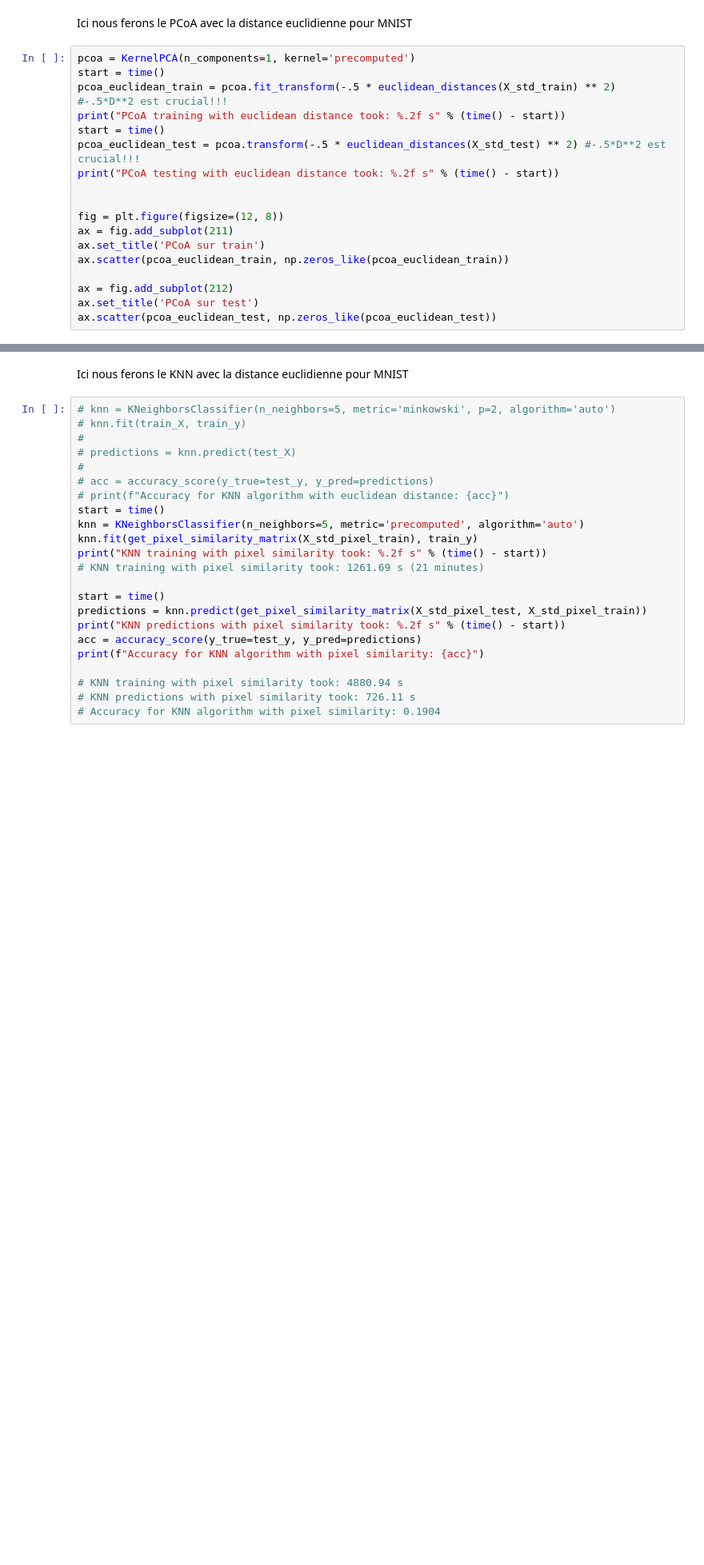
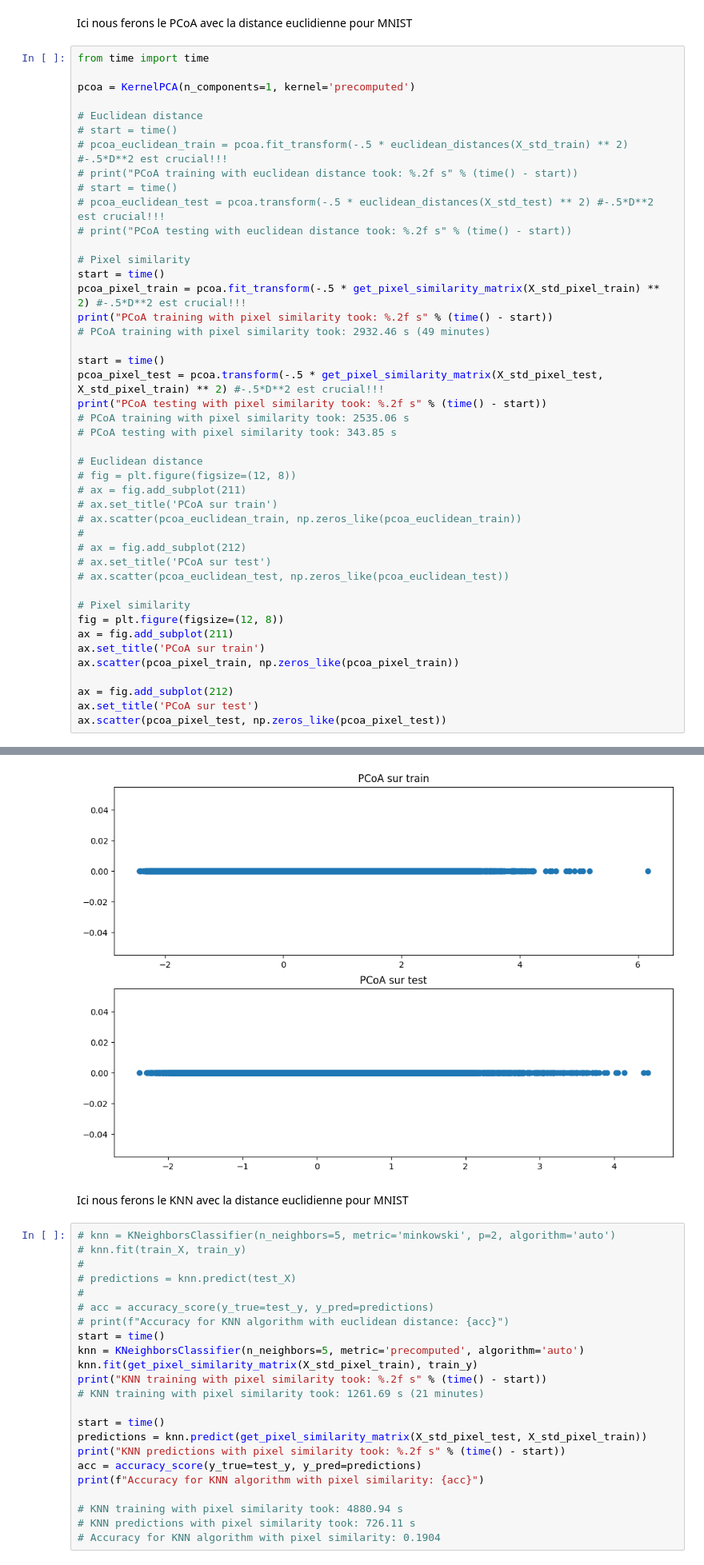
Before and after one commit to Wickkawizz/IFT-3700_TPs, a Jupyter notebook: Devoir 1/Devoir 1.ipynb, the cells around one changed output, grey strips where cells are left out. Shown at 80% size. Drawn from its saved outputs; the diff is of its cells as text; blank space fills up the shorter version.

```diff
--- a/Devoir 1/Devoir 1.ipynb
+++ b/Devoir 1/Devoir 1.ipynb
@@ -416,20 +374,47 @@ MemoryError: Unable to allocate 26.8 GiB for an array with shape (60000, 60000,
 # %% [markdown]
 Ici nous ferons le PCoA avec la distance euclidienne pour MNIST
 # %%
+from time import time
+
 pcoa = KernelPCA(n_components=1, kernel='precomputed')
+
+# Euclidean distance
+# start = time()
+# pcoa_euclidean_train = pcoa.fit_transform(-.5 * euclidean_distances(X_std_train) ** 2) #-.5*D**2 est crucial!!!
+# print("PCoA training with euclidean distance took: %.2f s" % (time() - start))
+# start = time()
+# pcoa_euclidean_test = pcoa.transform(-.5 * euclidean_distances(X_std_test) ** 2) #-.5*D**2 est crucial!!!
+# print("PCoA testing with euclidean distance took: %.2f s" % (time() - start))
+
+# Pixel similarity
 start = time()
-pcoa_euclidean_train = pcoa.fit_transform(-.5 * euclidean_distances(X_std_train) ** 2) #-.5*D**2 est crucial!!!
-print("PCoA training with euclidean distance took: %.2f s" % (time() - start))
+pcoa_pixel_train = pcoa.fit_transform(-.5 * get_pixel_similarity_matrix(X_std_pixel_train) ** 2) #-.5*D**2 est crucial!!!
+print("PCoA training with pixel similarity took: %.2f s" % (time() - start))
+# PCoA training with pixel similarity took: 2932.46 s (49 minutes)
+
 start = time()
-pcoa_euclidean_test = pcoa.transform(-.5 * euclidean_distances(X_std_test) ** 2) #-.5*D**2 est crucial!!!
-print("PCoA testing with euclidean distance took: %.2f s" % (time() - start))
+pcoa_pixel_test = pcoa.transform(-.5 * get_pixel_similarity_matrix(X_std_pixel_test, X_std_pixel_train) ** 2) #-.5*D**2 est crucial!!!
+print("PCoA testing with pixel similarity took: %.2f s" % (time() - start))
+# PCoA training with pixel similarity took: 2535.06 s
+# PCoA testing with pixel similarity took: 343.85 s
 
+# Euclidean distance
+# fig = plt.figure(figsize=(12, 8))
+# ax = fig.add_subplot(211)
+# ax.set_title('PCoA sur train')
+# ax.scatter(pcoa_euclidean_train, np.zeros_like(pcoa_euclidean_train))
+#
+# ax = fig.add_subplot(212)
+# ax.set_title('PCoA sur test')
+# ax.scatter(pcoa_euclidean_test, np.zeros_like(pcoa_euclidean_test))
 
+# Pixel similarity
 fig = plt.figure(figsize=(12, 8))
 ax = fig.add_subplot(211)
 ax.set_title('PCoA sur train')
-ax.scatter(pcoa_euclidean_train, np.zeros_like(pcoa_euclidean_train))
+ax.scatter(pcoa_pixel_train, np.zeros_like(pcoa_pixel_train))
 
 ax = fig.add_subplot(212)
 ax.set_title('PCoA sur test')
-ax.scatter(pcoa_euclidean_test, np.zeros_like(pcoa_euclidean_test))
+ax.scatter(pcoa_pixel_test, np.zeros_like(pcoa_pixel_test))
+# %% [output]
@@ -436,3 +424,4 @@ ax.scatter(pcoa_euclidean_test, np.zeros_like(pcoa_euclidean_test))
+[figure, added]
 # %% [markdown]
 Ici nous ferons le KNN avec la distance euclidienne pour MNIST
 # %%
```
Also changed, not shown: parts of 24 cells of this notebook, 10 other files.
